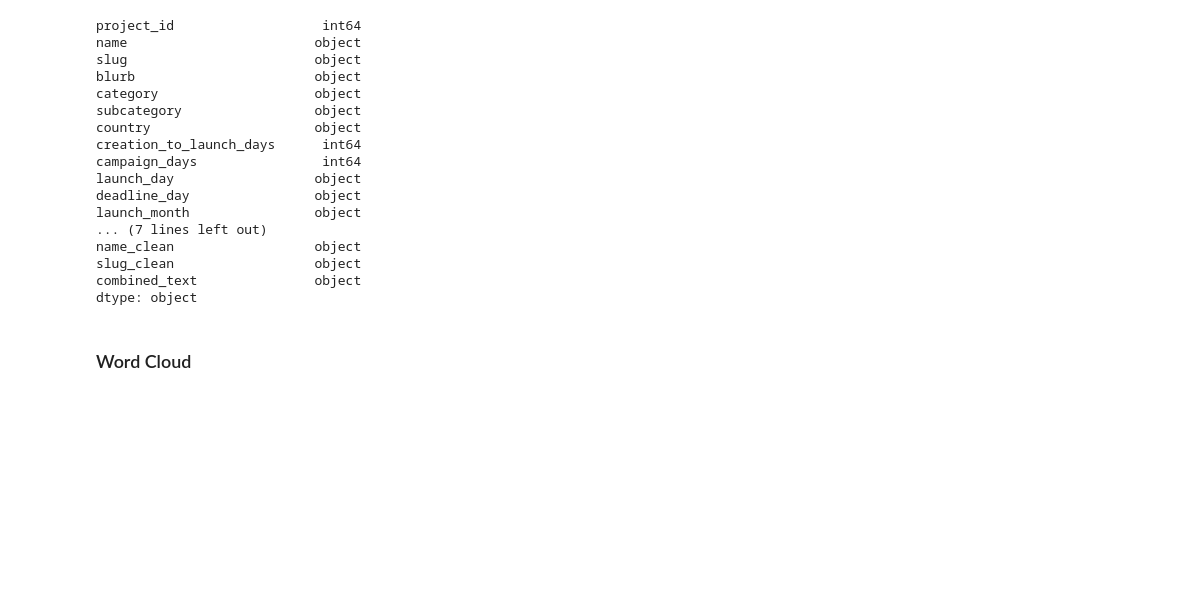
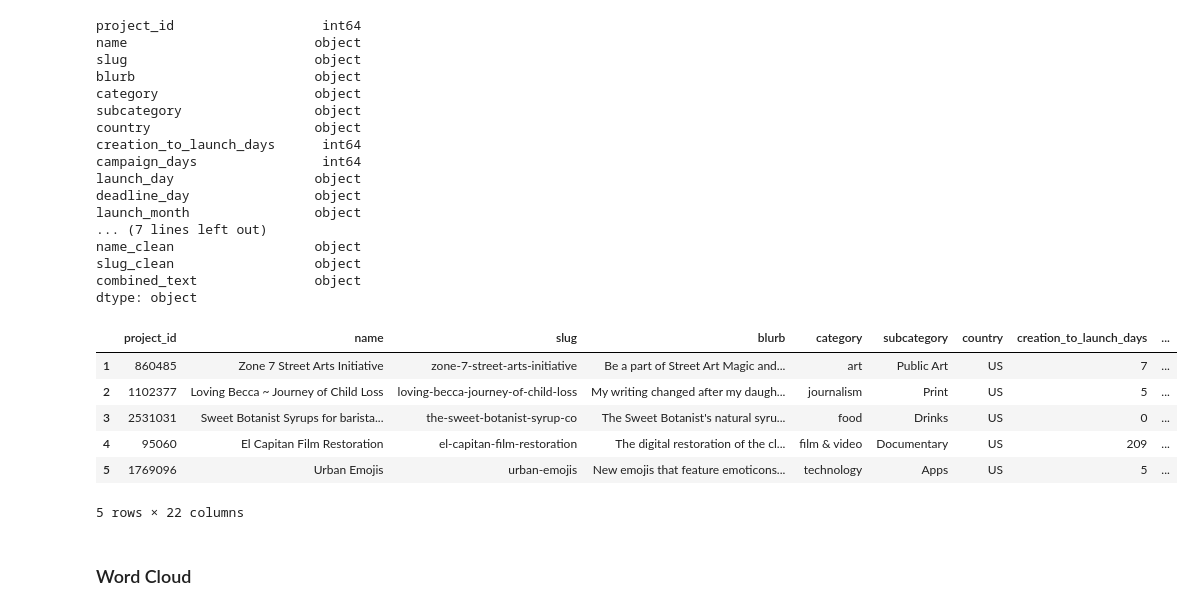
Before and after one commit to domitrut/ML_GROUP6, a Jupyter notebook: NLP_trials.ipynb, the cells around one changed output. Saved outputs shown, nothing was run; the diff lists cells and outputs as text; code cells hidden in the pictures; blank space fills up the shorter version.

Commit message:
UPDATES upper part

```diff
--- a/NLP_trials.ipynb
+++ b/NLP_trials.ipynb
@@ -261,6 +257,16 @@ name_clean                  object
 slug_clean                  object
 combined_text               object
 dtype: object
+# %%
+df_nlp.head()
+# %% [output]
+|  | project_id | name | slug | blurb | category | subcategory | country | creation_to_launch_days | ... |
+| 1 | 860485 | Zone 7 Street Arts Initiative | zone-7-street-arts-initiative | Be a part of Street Art Magic and... | art | Public Art | US | 7 | ... |
+| 2 | 1102377 | Loving Becca ~ Journey of Child Loss | loving-becca-journey-of-child-loss | My writing changed after my daugh... | journalism | Print | US | 5 | ... |
+| 3 | 2531031 | Sweet Botanist Syrups for barista... | the-sweet-botanist-syrup-co | The Sweet Botanist's natural syru... | food | Drinks | US | 0 | ... |
+| 4 | 95060 | El Capitan Film Restoration | el-capitan-film-restoration | The digital restoration of the cl... | film & video | Documentary | US | 209 | ... |
+| 5 | 1769096 | Urban Emojis | urban-emojis | New emojis that feature emoticons... | technology | Apps | US | 5 | ... |
+5 rows × 22 columns
 # %% [markdown]
 ### Word Cloud
 # %%
```
Also changed, not shown: parts of 19 cells of this notebook, 2 other files.
